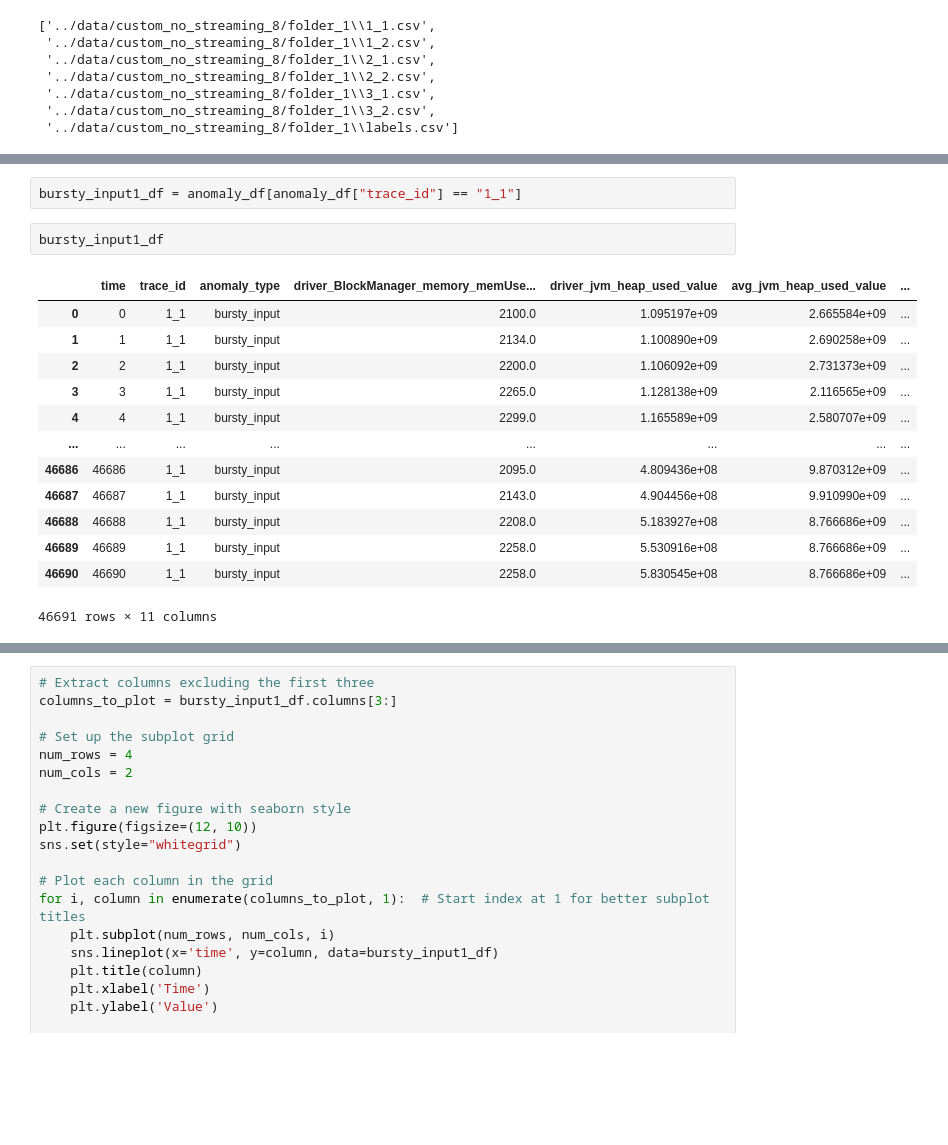
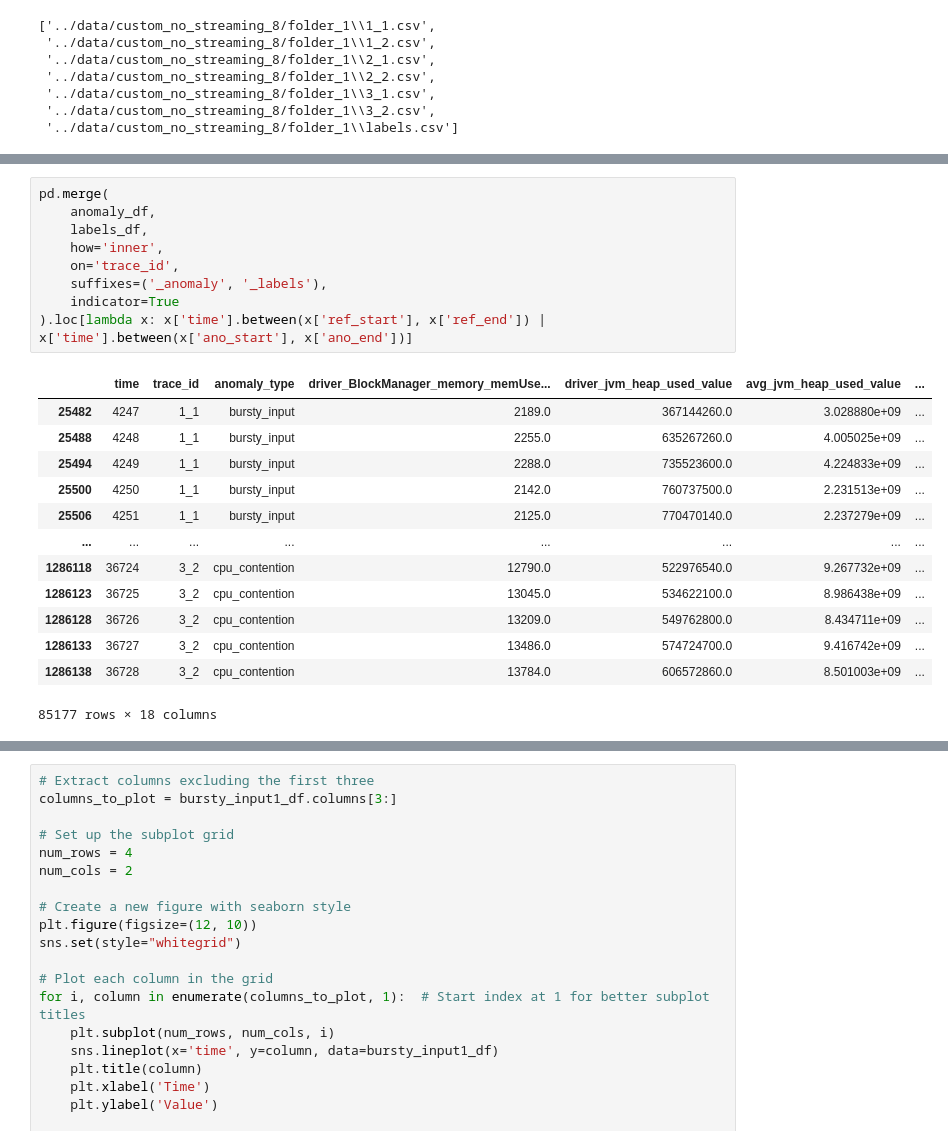
Before and after one commit to Yedson54/project-exstream, a Jupyter notebook: notebooks/extsream_1.ipynb, the cells around one changed output, grey strips where cells are left out. Saved outputs shown, nothing was run; the diff lists cells and outputs as text; blank space fills up the shorter version.

```diff
--- a/notebooks/extsream.ipynb
+++ b/notebooks/extsream_1.ipynb
@@ -119,18 +86,23 @@ labels_df
-# %%
-bursty_input1_df = anomaly_df[anomaly_df["trace_id"] == "1_1"]
-# %%
-bursty_input1_df
-# %% [output]
-|  | time | trace_id | anomaly_type | driver_BlockManager_memory_memUse... | driver_jvm_heap_used_value | avg_jvm_heap_used_value | ... |
-| 0 | 0 | 1_1 | bursty_input | 2100.0 | 1.095197e+09 | 2.665584e+09 | ... |
-| 1 | 1 | 1_1 | bursty_input | 2134.0 | 1.100890e+09 | 2.690258e+09 | ... |
-| 2 | 2 | 1_1 | bursty_input | 2200.0 | 1.106092e+09 | 2.731373e+09 | ... |
-| 3 | 3 | 1_1 | bursty_input | 2265.0 | 1.128138e+09 | 2.116565e+09 | ... |
-| 4 | 4 | 1_1 | bursty_input | 2299.0 | 1.165589e+09 | 2.580707e+09 | ... |
-| ... | ... | ... | ... | ... | ... | ... | ... |
-| 46686 | 46686 | 1_1 | bursty_input | 2095.0 | 4.809436e+08 | 9.870312e+09 | ... |
-| 46687 | 46687 | 1_1 | bursty_input | 2143.0 | 4.904456e+08 | 9.910990e+09 | ... |
-| 46688 | 46688 | 1_1 | bursty_input | 2208.0 | 5.183927e+08 | 8.766686e+09 | ... |
-| 46689 | 46689 | 1_1 | bursty_input | 2258.0 | 5.530916e+08 | 8.766686e+09 | ... |
-| 46690 | 46690 | 1_1 | bursty_input | 2258.0 | 5.830545e+08 | 8.766686e+09 | ... |
-46691 rows × 11 columns
+# %%
+pd.merge(
+    anomaly_df,
+    labels_df,
+    how='inner',
+    on='trace_id',
+    suffixes=('_anomaly', '_labels'),
+    indicator=True
+).loc[lambda x: x['time'].between(x['ref_start'], x['ref_end']) | x['time'].between(x['ano_start'], x['ano_end'])]
+# %% [output]
+|  | time | trace_id | anomaly_type | driver_BlockManager_memory_memUse... | driver_jvm_heap_used_value | avg_jvm_heap_used_value | ... |
+| 25482 | 4247 | 1_1 | bursty_input | 2189.0 | 367144260.0 | 3.028880e+09 | ... |
+| 25488 | 4248 | 1_1 | bursty_input | 2255.0 | 635267260.0 | 4.005025e+09 | ... |
+| 25494 | 4249 | 1_1 | bursty_input | 2288.0 | 735523600.0 | 4.224833e+09 | ... |
+| 25500 | 4250 | 1_1 | bursty_input | 2142.0 | 760737500.0 | 2.231513e+09 | ... |
+| 25506 | 4251 | 1_1 | bursty_input | 2125.0 | 770470140.0 | 2.237279e+09 | ... |
+| ... | ... | ... | ... | ... | ... | ... | ... |
+| 1286118 | 36724 | 3_2 | cpu_contention | 12790.0 | 522976540.0 | 9.267732e+09 | ... |
+| 1286123 | 36725 | 3_2 | cpu_contention | 13045.0 | 534622100.0 | 8.986438e+09 | ... |
+| 1286128 | 36726 | 3_2 | cpu_contention | 13209.0 | 549762800.0 | 8.434711e+09 | ... |
+| 1286133 | 36727 | 3_2 | cpu_contention | 13486.0 | 574724700.0 | 9.416742e+09 | ... |
+| 1286138 | 36728 | 3_2 | cpu_contention | 13784.0 | 606572860.0 | 8.501003e+09 | ... |
+85177 rows × 18 columns
```
Also changed, not shown: parts of 10 cells of this notebook.
